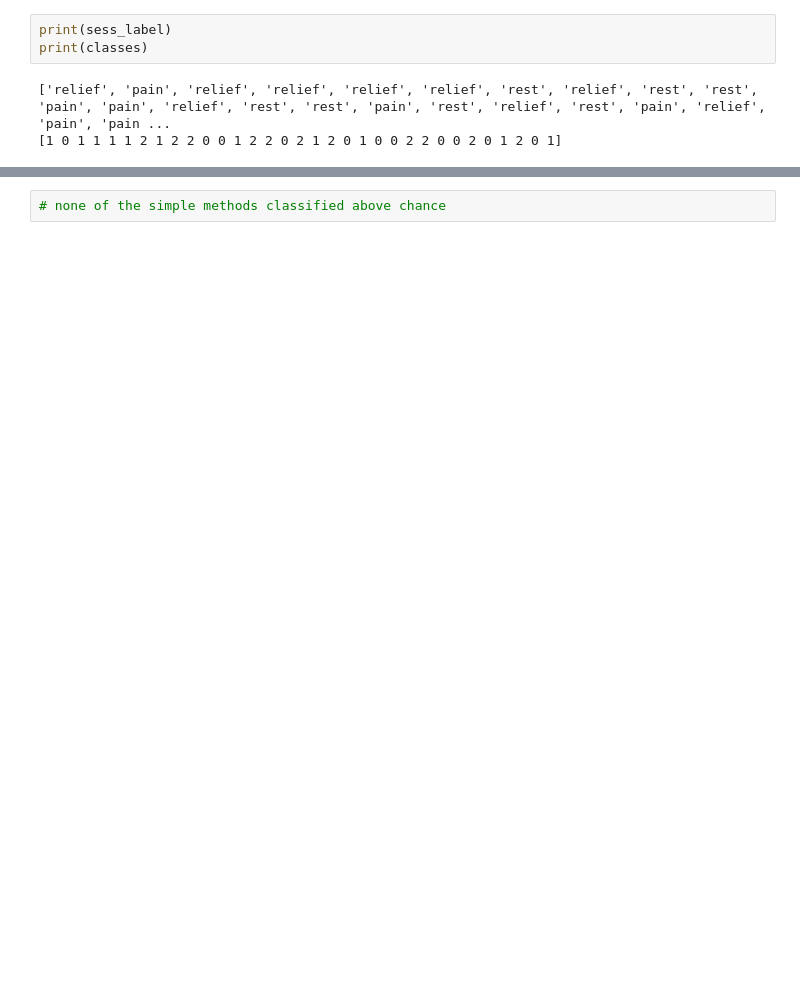
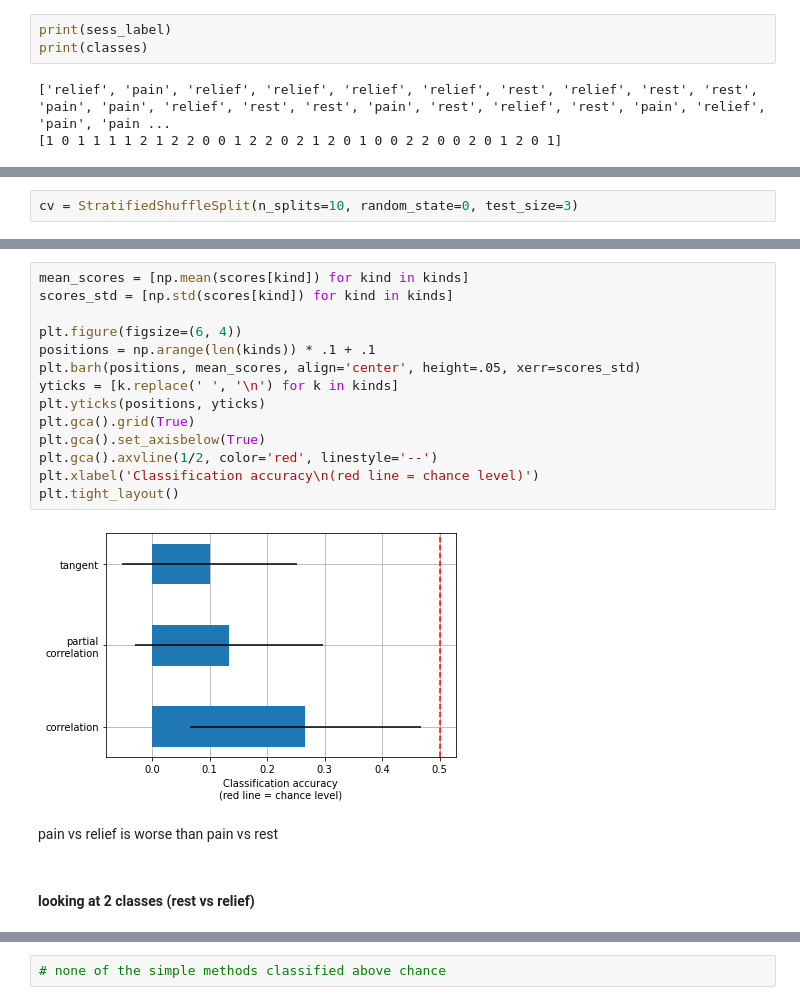
Before and after one commit to syzhang/caps_rsfmri, a Jupyter notebook: explore.ipynb, the cells around one changed output, grey strips where cells are left out. Cells and saved outputs as stored; diff of their text form; blank space fills up the shorter version.

```diff
--- a/explore.ipynb
+++ b/explore.ipynb
@@ -254,0 +331,2 @@ plt.tight_layout()
+# %%
+cv = StratifiedShuffleSplit(n_splits=10, random_state=0, test_size=3)
@@ -254,0 +352,20 @@ plt.tight_layout()
+# %%
+mean_scores = [np.mean(scores[kind]) for kind in kinds]
+scores_std = [np.std(scores[kind]) for kind in kinds]
+
+plt.figure(figsize=(6, 4))
+positions = np.arange(len(kinds)) * .1 + .1
+plt.barh(positions, mean_scores, align='center', height=.05, xerr=scores_std)
+yticks = [k.replace(' ', '\n') for k in kinds]
+plt.yticks(positions, yticks)
+plt.gca().grid(True)
+plt.gca().set_axisbelow(True)
+plt.gca().axvline(1/2, color='red', linestyle='--')
+plt.xlabel('Classification accuracy\n(red line = chance level)')
+plt.tight_layout()
+# %% [output]
+[figure, added]
+# %% [markdown]
+pain vs relief is worse than pain vs rest
+# %% [markdown]
+#### looking at 2 classes (rest vs relief)
```
Also changed, not shown: parts of 67 cells of this notebook, 13 other files.
